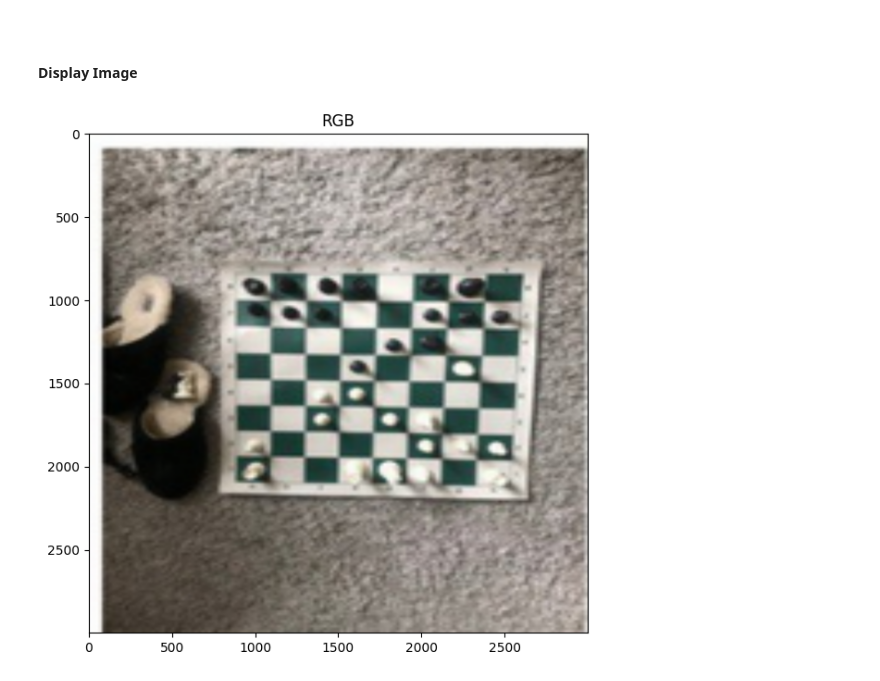
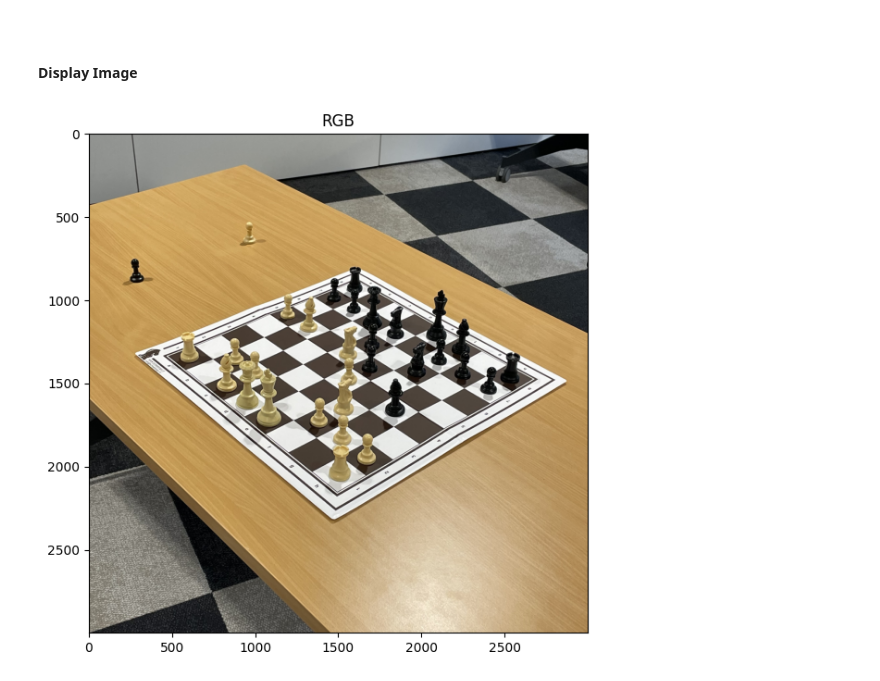
Before and after one commit to Villani-Luca/Chessy3D, a Jupyter notebook: src/chessboard_localization_temp/notebook_pipeline_multiple.ipynb, the cells around one changed output. Drawn from its saved outputs; the diff is of its cells as text; code cells hidden in the pictures.

```diff
--- a/src/chessboard_localization_temp/notebook_pipeline_multiple.ipynb
+++ b/src/chessboard_localization_temp/notebook_pipeline_multiple.ipynb
@@ -19,25 +19,26 @@ import chess.svg
 # %%
 # Path of Image that you want to convert
 image_path = r"D:\Projects\Uni\Chessy3D\data\ra2k\images\0\G000_IMG014.jpg"
-image_path = r"C:\Users\Alessandro\Downloads\photo_5879853732403989244_y.jpg"
+# image_path = r"C:\Users\Alessandro\Downloads\photo_5879853732403989244_y.jpg"
 # image_path = r"C:\Users\Alessandro\Downloads\photo_5879853732403989239_y.jpg"
-# image_path = r"C:\Users\Alessandro\Downloads\photo_5879853732403989238_y.jpg"
+image_path = r"C:\Users\Alessandro\Downloads\Dynamic-Chess-Board-Piece-Extraction-master\test-images\test-8.jpeg"
+image_path = r"D:\Projects\Uni\Chessy3D\data\ra2k\images\33\G033_IMG017.jpg"
 
 # read image and convert it to different color spaces
 image = cv2.imread(image_path)
 image = cv2.resize(image, (3000, 3000))
 
 gray_image=cv2.cvtColor(image,cv2.COLOR_BGR2GRAY)
 rgb_image= cv2.cvtColor(image,cv2.COLOR_BGR2RGB)
 
 original_size = 1000
 scale_factor = image.shape[0] / original_size
 
 plt.figure(figsize=(9,7))
 plt.imshow(rgb_image)
 plt.title("RGB");
 # %% [output]
-[figure, old version]
+[figure, new version]
 # %%
 import itertools
 
```
Also changed, not shown: parts of 12 cells of this notebook.
